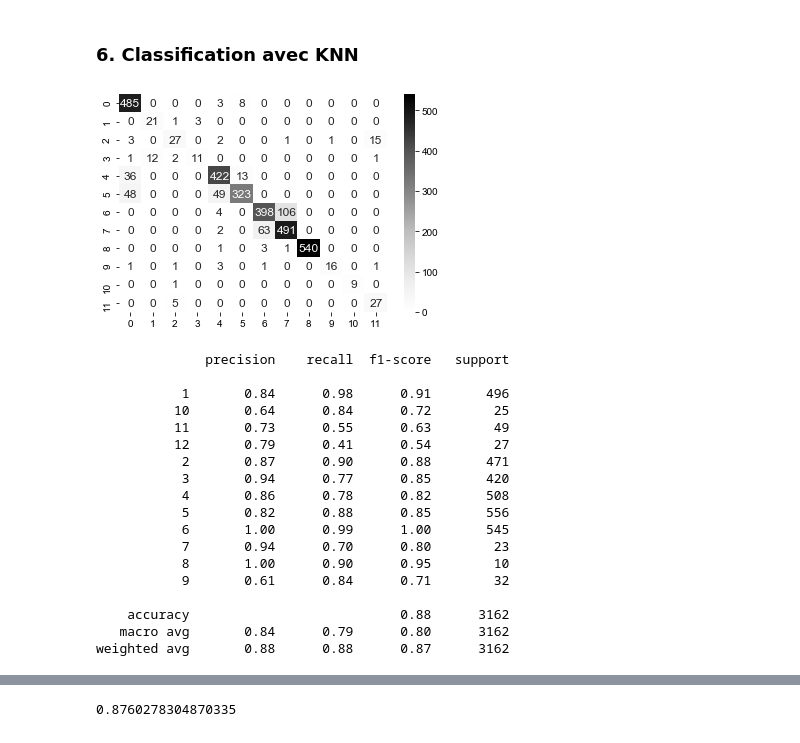
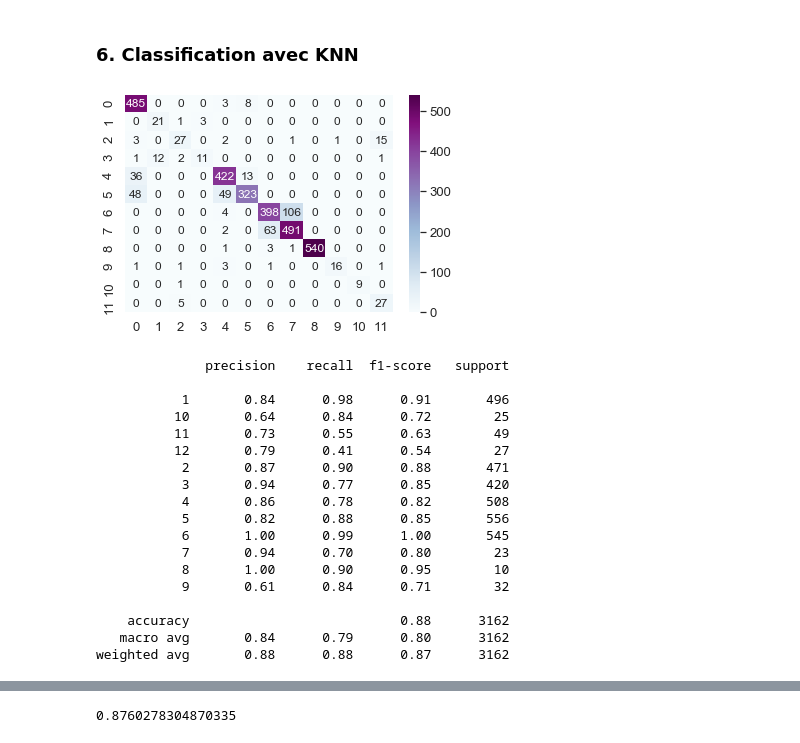
Before and after one commit to HenD-11/PythonForDataAnalysis, a Jupyter notebook: final_project.ipynb, the cells around one changed output, grey strips where cells are left out. Cells and saved outputs as stored; diff of their text form; code cells hidden in the pictures.

```diff
--- a/final_project.ipynb
+++ b/final_project.ipynb
@@ -205,12 +205,12 @@ neigh = KNeighborsClassifier(n_neighbors=3)
 neigh.fit(x_train, y_train)
 neigh_predict = neigh.predict(x_test)
 # %%
-sn.heatmap(confusion_matrix(y_test, neigh_predict), annot=True, annot_kws={"size": 12}, cmap = plt.cm.Greys, fmt='g')
+sn.heatmap(confusion_matrix(y_test, neigh_predict), annot=True, annot_kws={"size": 12}, cmap = plt.cm.BuPu, fmt='g')
 sn.set(font_scale = 1.2)
 plt.show()
 print(classification_report(y_test,neigh_predict))
 # %% [output]
-[figure, old version]
+[figure, new version]
               precision    recall  f1-score   support
 
            1       0.84      0.98      0.91       496
```
Also changed, not shown: parts of 21 cells of this notebook, 1 other file.
